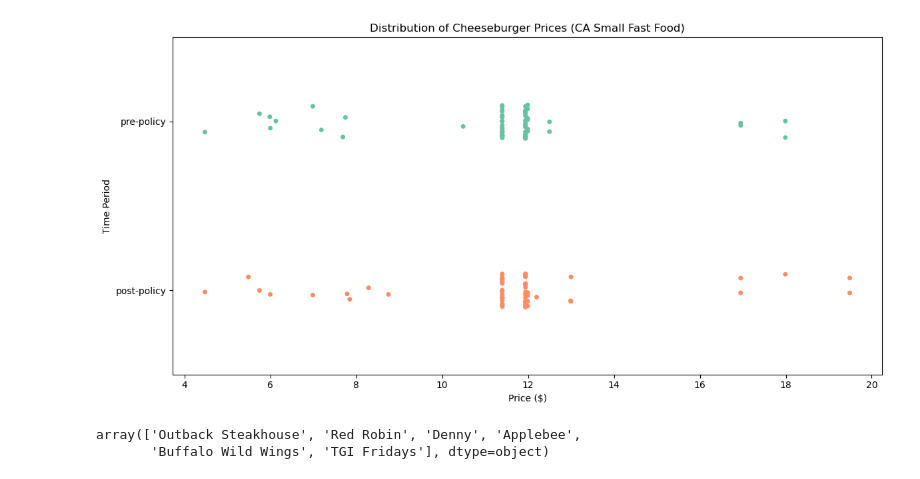
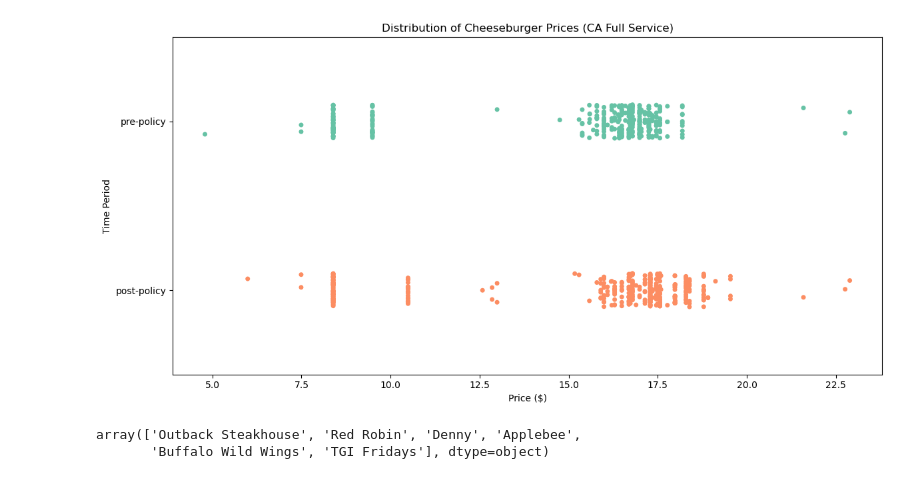
Before and after one commit to nguyena607/IRLE_scraping, a Jupyter notebook: scripts/summary_stats.ipynb, the cells around one changed output. Drawn from its saved outputs; the diff is of its cells as text; code cells hidden in the pictures.

```diff
--- a/scripts/summary_stats.ipynb
+++ b/scripts/summary_stats.ipynb
@@ -7,8 +7,8 @@ from datetime import datetime
 import matplotlib.pyplot as plt
 import seaborn as sns
 # %%
-file_1 = "/Users/alyssanguyen/Desktop/IRLE_scraping/csv_files/processed_prices_ubereats_ca_smallff_03262024.csv"
-file_2 = "/Users/alyssanguyen/Desktop/IRLE_scraping/csv_files/final_processed_ubereats_ca_smallff_05272024.csv"
+file_1 = "/Users/alyssanguyen/Desktop/IRLE_scraping/csv_files/processed_prices_ubereats_ca_fullserv_03252024.csv"
+file_2 = "/Users/alyssanguyen/Desktop/IRLE_scraping/csv_files/final_processed_prices_ubereats_ca_fullserv_05142024.csv"
 pre = pd.read_csv(file_1)
 post = pd.read_csv(file_2)
 
@@ -111,14 +140,14 @@ combined = pd.concat([pre_filtered, post_filtered])
 # %%
 plt.figure(figsize=(12, 6))
 sns.stripplot(x='cheeseburger', y='time_period', data=combined, palette='Set2')
 plt.xlabel('Price ($)')
 plt.ylabel('Time Period')
-plt.title('Distribution of Cheeseburger Prices (CA Small Fast Food)')
+plt.title('Distribution of Cheeseburger Prices (CA Full Service)')
 plt.tight_layout()  # Ensures labels are not cut off when saving
-plt.savefig('/Users/alyssanguyen/Desktop/IRLE_scraping/visualizations/cheeseburger_ca_smallff.png')  # Save as PNG
+plt.savefig('/Users/alyssanguyen/Desktop/IRLE_scraping/visualizations/cheeseburger_ca_fullserv.png')  # Save as PNG
 plt.show()
 # %% [output]
-[figure, old version]
+[figure, new version]
 # %%
 #Merging Hardees with Carls Jr
 
```
Also changed, not shown: parts of 4 cells of this notebook, 9 other files.
